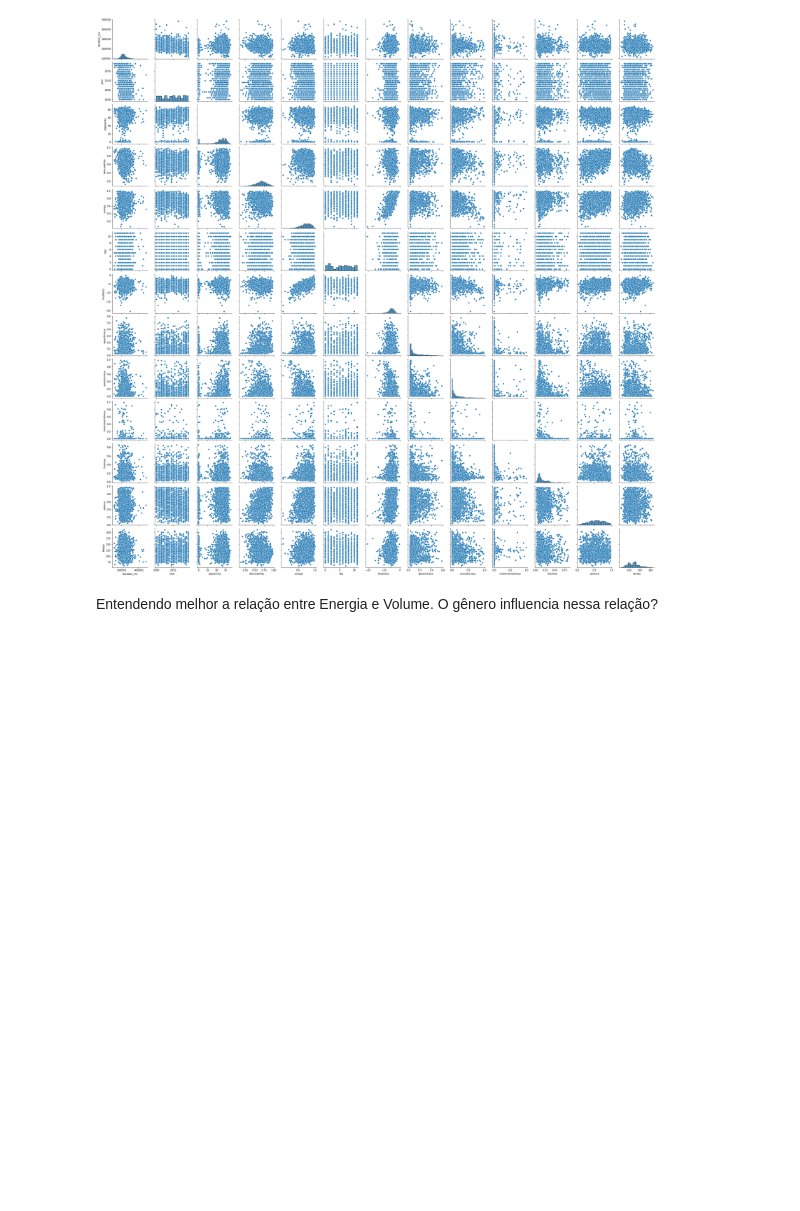
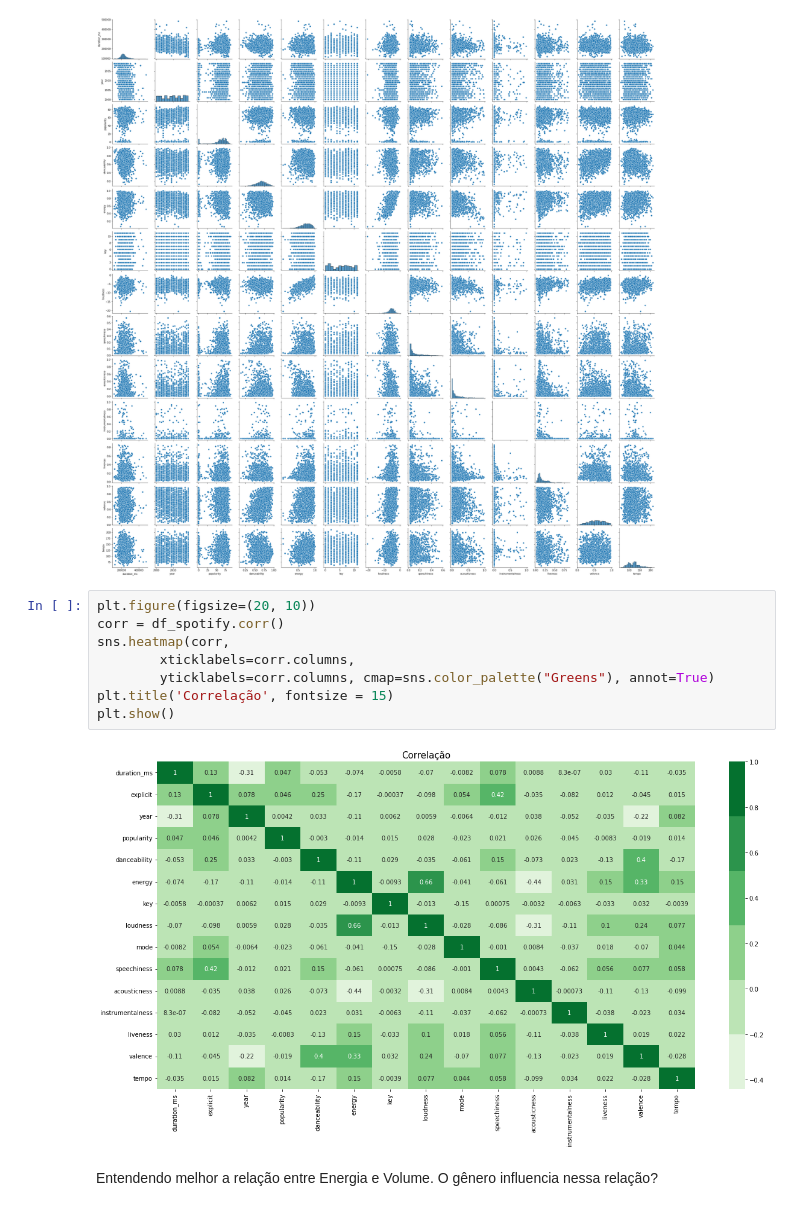
Before and after one commit to lucallegari/project02, a Jupyter notebook: Spotify/solution.ipynb, the cells around one changed output. Drawn from its saved outputs; the diff is of its cells as text; blank space fills up the shorter version.

Commit message:
Inclusão do gráfico de correlação que estava faltando

```diff
--- a/Spotify/solution.ipynb
+++ b/Spotify/solution.ipynb
@@ -327,6 +327,16 @@ Análise de relação entre todas as variáveis
 ax = sns.pairplot(data=df_spotify.drop(["explicit", "mode"], axis =1));
 # %% [output]
 [figure]
+# %%
+plt.figure(figsize=(20, 10))
+corr = df_spotify.corr()
+sns.heatmap(corr,
+        xticklabels=corr.columns,
+        yticklabels=corr.columns, cmap=sns.color_palette("Greens"), annot=True)
+plt.title('Correlação', fontsize = 15)
+plt.show()
+# %% [output]
+[figure, added]
 # %% [markdown]
 Entendendo melhor a relação entre Energia e Volume. O gênero influencia nessa relação?
 # %%
```
